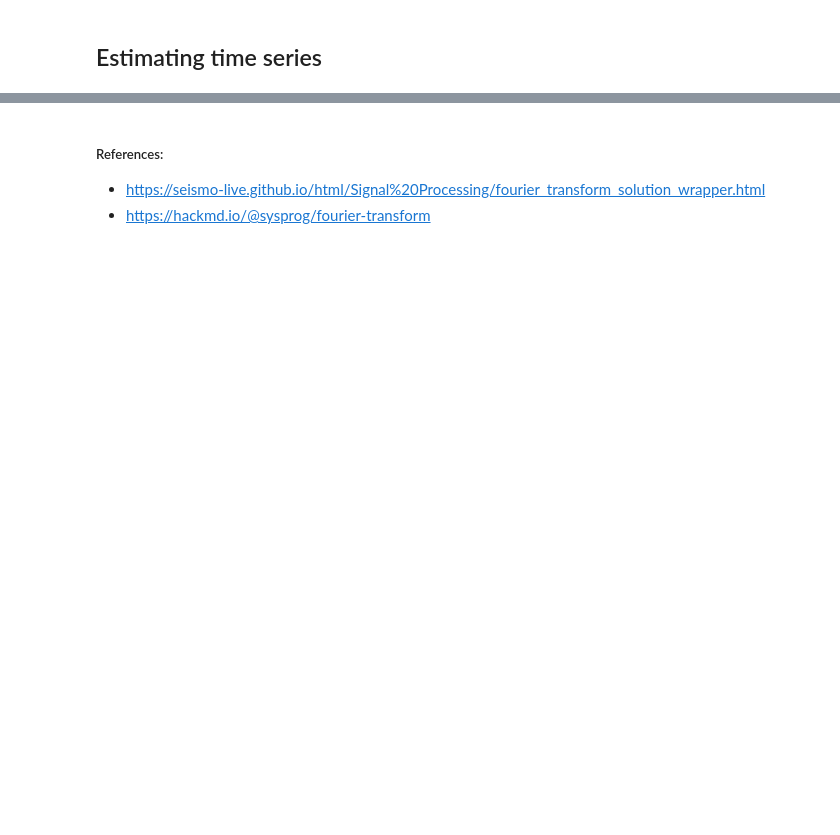
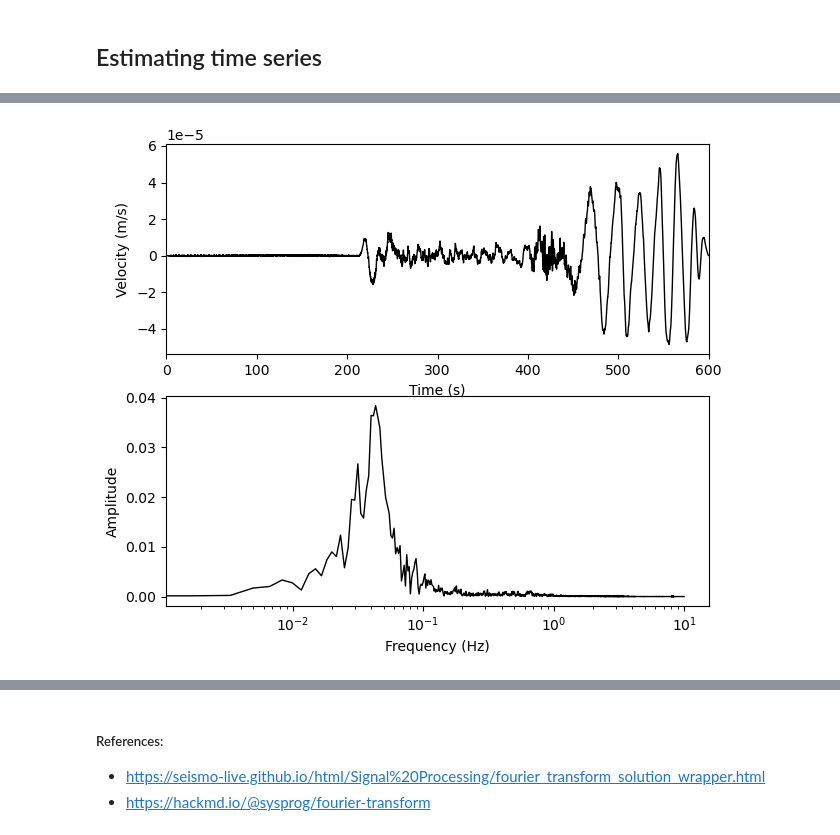
Before and after one commit to jhtong33/2024_NTU_python101, a Jupyter notebook: 04.fft_basic.ipynb, the cells around one changed output, grey strips where cells are left out. Saved outputs shown, nothing was run; the diff lists cells and outputs as text; code cells hidden in the pictures; blank space fills up the shorter version.

```diff
--- a/04.fft_basic.ipynb
+++ b/04.fft_basic.ipynb
@@ -42,0 +51,22 @@ Text(0.5, 0, 'Frequency (Hz)')
+# %%
+
+st = read('TW.TWGB..BHZ.20240802_222302.mseed')
+# %%
+fNy = st[0].stats.sampling_rate / 2
+npts = st[0].stats.npts
+freq = np.linspace(0, fNy, npts // 2 + 1)
+
+Ospec = np.fft.rfft(st[0].data)
+
+fig, ax = plt.subplots(2,1, figsize=(7,6))
+ax[0].plot(st[0].times(), st[0].data, 'k', lw=1)
+ax[0].set_xlim(0, 600)
+ax[0].set_xlabel('Time (s)')
+ax[0].set_ylabel('Velocity (m/s)')
+
+ax[1].plot(freq, abs(Ospec), 'k', lw=1)
+ax[1].set_ylabel('Amplitude')
+ax[1].set_xlabel('Frequency (Hz)')
+ax[1].set_xscale('log')
+# %% [output]
+[figure, added]
```
Also changed, not shown: parts of 6 cells of this notebook.
